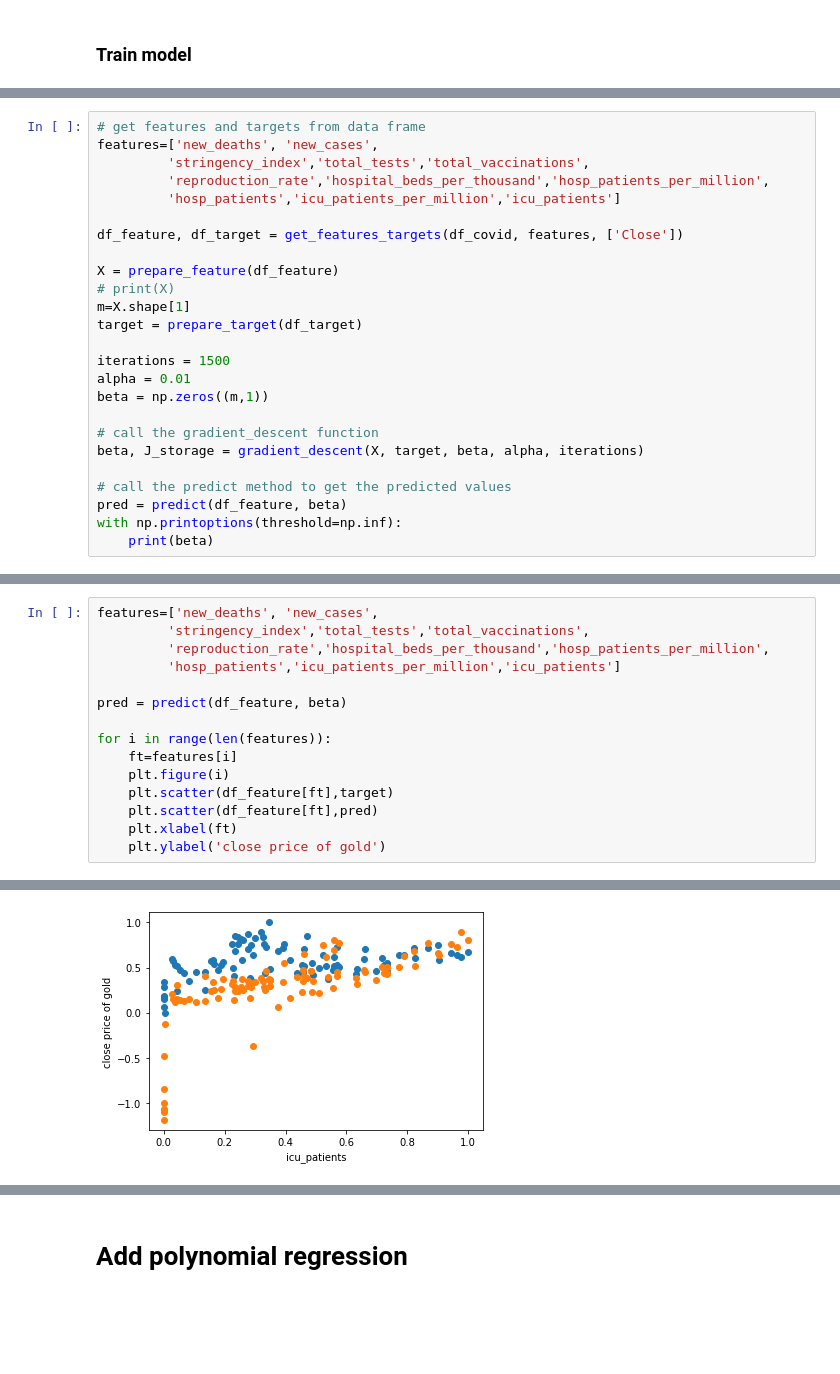
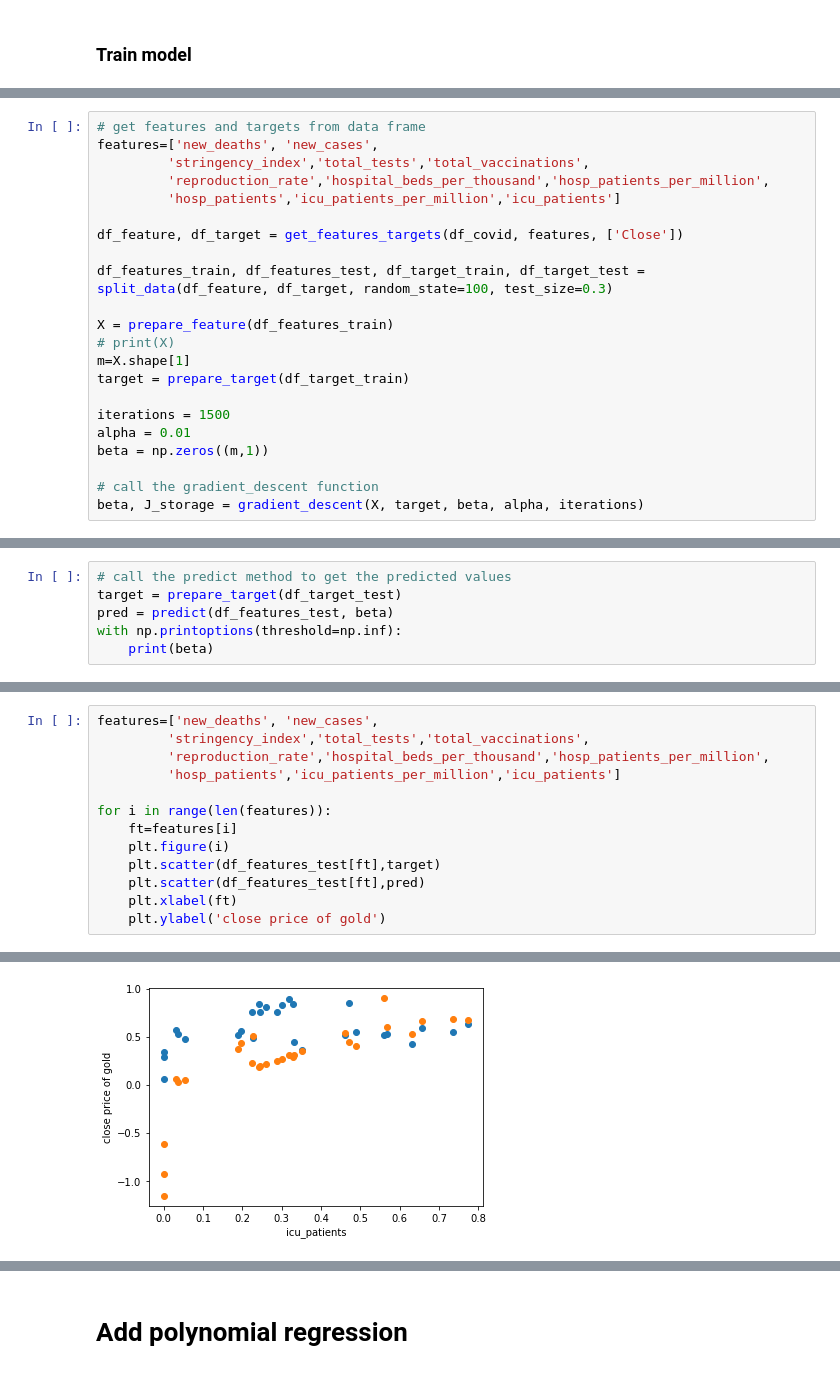
Before and after one commit to shanghongsim/term3_dtp, a Jupyter notebook: task2.ipynb, the cells around one changed output, grey strips where cells are left out. Saved outputs shown, nothing was run; the diff lists cells and outputs as text; blank space fills up the shorter version.

Commit message:
split data into test and train

```diff
--- a/task2.ipynb
+++ b/task2.ipynb
@@ -249,10 +256,12 @@ features=['new_deaths', 'new_cases',
 
 df_feature, df_target = get_features_targets(df_covid, features, ['Close'])
 
-X = prepare_feature(df_feature)
+df_features_train, df_features_test, df_target_train, df_target_test = split_data(df_feature, df_target, random_state=100, test_size=0.3)
+
+X = prepare_feature(df_features_train)
 # print(X)
 m=X.shape[1]
-target = prepare_target(df_target)
+target = prepare_target(df_target_train)
 
 iterations = 1500
 alpha = 0.01
@@ -260,8 +269,3 @@ beta = np.zeros((m,1))
 
 # call the gradient_descent function
 beta, J_storage = gradient_descent(X, target, beta, alpha, iterations)
-
-# call the predict method to get the predicted values
-pred = predict(df_feature, beta)
-with np.printoptions(threshold=np.inf):
-    print(beta)
@@ -285,0 +277,6 @@ plt.plot(J_storage)
+# %%
+# call the predict method to get the predicted values
+target = prepare_target(df_target_test)
+pred = predict(df_features_test, beta)
+with np.printoptions(threshold=np.inf):
+    print(beta)
@@ -289,13 +299,11 @@ features=['new_deaths', 'new_cases',
          'reproduction_rate','hospital_beds_per_thousand','hosp_patients_per_million',
          'hosp_patients','icu_patients_per_million','icu_patients']
 
-pred = predict(df_feature, beta)
-
 for i in range(len(features)):
     ft=features[i]
     plt.figure(i)
-    plt.scatter(df_feature[ft],target)
-    plt.scatter(df_feature[ft],pred)
+    plt.scatter(df_features_test[ft],target)
+    plt.scatter(df_features_test[ft],pred)
     plt.xlabel(ft)
     plt.ylabel('close price of gold')
 # %% [output]
@@ -312,4 +320,4 @@ for i in range(len(features)):
-[figure, old version]
+[figure, new version]
 # %%
 mse1=mean_squared_error(target,pred)
 print(mse1)
```
Also changed, not shown: parts of 8 cells of this notebook.
